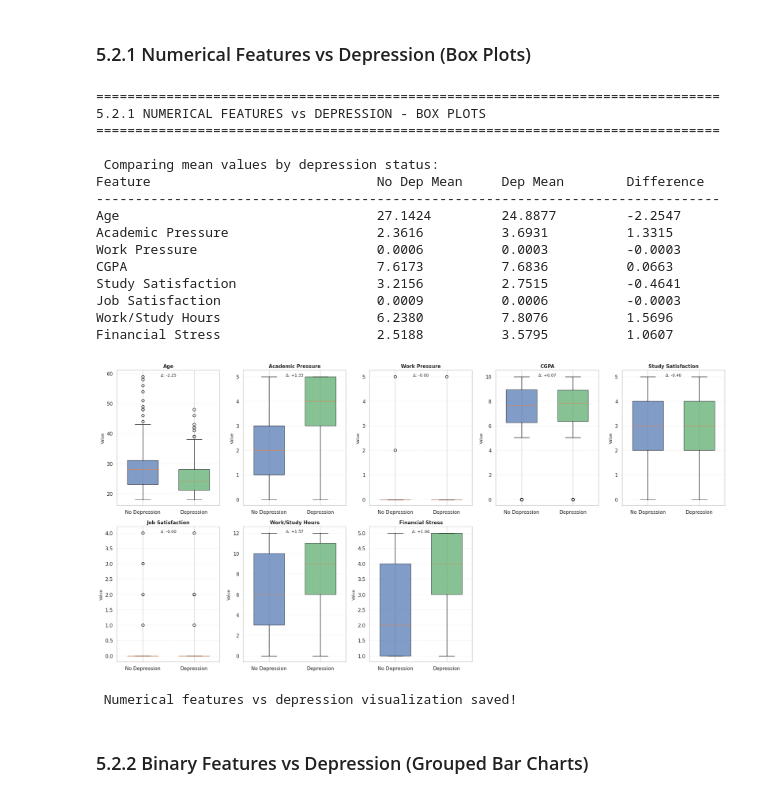
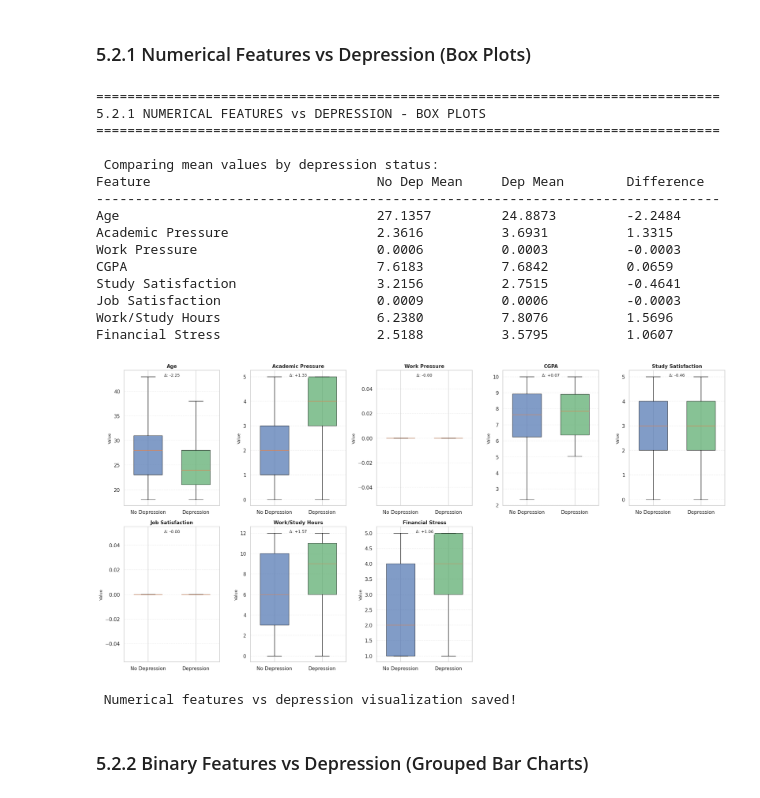
Before and after one commit to XyronTeam/ml-project, a Jupyter notebook: src/dataset_a/notebook_a.ipynb, the cells around one changed output. Cells and saved outputs as stored; diff of their text form; code cells hidden in the pictures.

```diff
--- a/src/dataset_a/notebook_a.ipynb
+++ b/src/dataset_a/notebook_a.ipynb
@@ -440,3 +440,46 @@ After cleaning:
 **Action**: Check for outliers and validate ranges.
 
 **Why**: Ensures data quality and identifies extreme values that might be errors.
+# %%
+print("\n" + "="*80)
+print("STEP 7B: OUTLIER DETECTION & TREATMENT (IQR METHOD)")
+print("="*80)
+
+# Detect outliers using IQR method
+# IMPORTANT: Only apply to features with sufficient variance (std > 0.5)
+# This avoids destroying skewed distributions like Work Pressure & Job Satisfaction
+
+for feature in numerical_features:
+    data = df_clean[feature]
+    feature_std = data.std()
+
+    # Skip extremely skewed features (mostly zeros/ones)
+    if feature_std < 0.5:
+        print(f"\n{feature}:")
+        print(f"  ⚠ SKIPPED (std={feature_std:.3f})")
+        print(f"  → This feature has very low variance (mostly zeros/ones)")
+        print(f"  → Likely legitimate distribution, not outliers")
+        continue
+
+    # Apply IQR method for features with normal distribution
+    Q1 = data.quantile(0.25)
+    Q3 = data.quantile(0.75)
+    IQR = Q3 - Q1
+    lower_bound = Q1 - 1.5 * IQR
+    upper_bound = Q3 + 1.5 * IQR
+
+    outliers = (data < lower_bound) | (data > upper_bound)
+    outlier_count = outliers.sum()
+    pct = (outlier_count / len(data)) * 100
+
+    print(f"\n{feature}:")
+    print(f"  Std Dev: {feature_std:.3f}")
+    print(f"  Range: [{lower_bound:.2f}, {upper_bound:.2f}]")
+    print(f"  Outliers: {outlier_count} ({pct:.2f}%)")
+
+    if outlier_count > 0:
+        # Cap outliers instead of removing (preserve data)
+        df_clean[feature] = df_clean[feature].clip(lower_bound, upper_bound)
+        print(f"  ✓ Capped to [{lower_bound:.2f}, {upper_bound:.2f}]")
+    else:
+        print(f"  ✓ No outliers detected")
@@ -931,7 +992,7 @@ for idx, feature in enumerate(numerical_features):
 
     # Create box plot
     bp = ax.boxplot([no_dep, dep], labels=['No Depression', 'Depression'],
-                    patch_artist=True, widths=0.6)
+                    patch_artist=True, widths=0.6, showfliers=False)
 
     # Customize colors
     colors = ['#4C72B0', '#55A868']
@@ -951,36 +1012,36 @@ for idx, feature in enumerate(numerical_features):
     print(f"{feature:<35} {mean_no_dep:<15.4f} {mean_dep:<15.4f} {diff:<15.4f}")
 
     # Add text annotation
     ax.text(0.5, 0.98, f'Δ: {diff:+.2f}', transform=ax.transAxes, fontsize=9,
             verticalalignment='top', horizontalalignment='center',
             bbox=dict(boxstyle='round', facecolor='white', alpha=0.8))
 
 # Remove extra plots
 for i in range(idx + 1, len(axes)):
     fig.delaxes(axes[i])
 
 plt.tight_layout()
 plt.savefig('eda_5_2_1_numerical_vs_depression.png', dpi=300, bbox_inches='tight')
 plt.show()
 
 print("\n Numerical features vs depression visualization saved!")
 # %% [output]
 ================================================================================
 5.2.1 NUMERICAL FEATURES vs DEPRESSION - BOX PLOTS
 ================================================================================
 
  Comparing mean values by depression status:
 Feature                             No Dep Mean     Dep Mean        Difference
 --------------------------------------------------------------------------------
-Age                                 27.1424         24.8877         -2.2547
+Age                                 27.1357         24.8873         -2.2484
 Academic Pressure                   2.3616          3.6931          1.3315
 Work Pressure                       0.0006          0.0003          -0.0003
-CGPA                                7.6173          7.6836          0.0663
+CGPA                                7.6183          7.6842          0.0659
 Study Satisfaction                  3.2156          2.7515          -0.4641
 Job Satisfaction                    0.0009          0.0006          -0.0003
 Work/Study Hours                    6.2380          7.8076          1.5696
 Financial Stress                    2.5188          3.5795          1.0607
-[figure, old version]
+[figure, new version]
  Numerical features vs depression visualization saved!
 # %% [markdown]
 ### 5.2.2 Binary Features vs Depression (Grouped Bar Charts)
```
Also changed, not shown: parts of 20 cells of this notebook.
